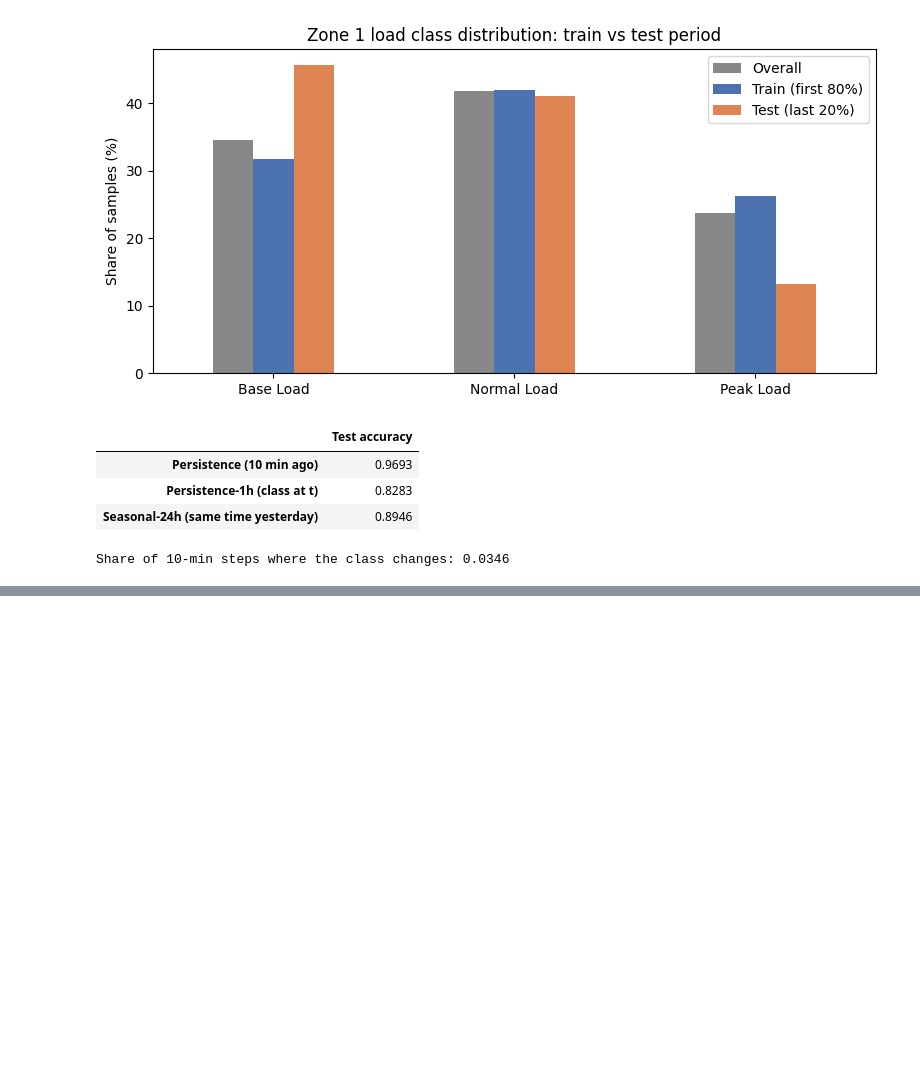
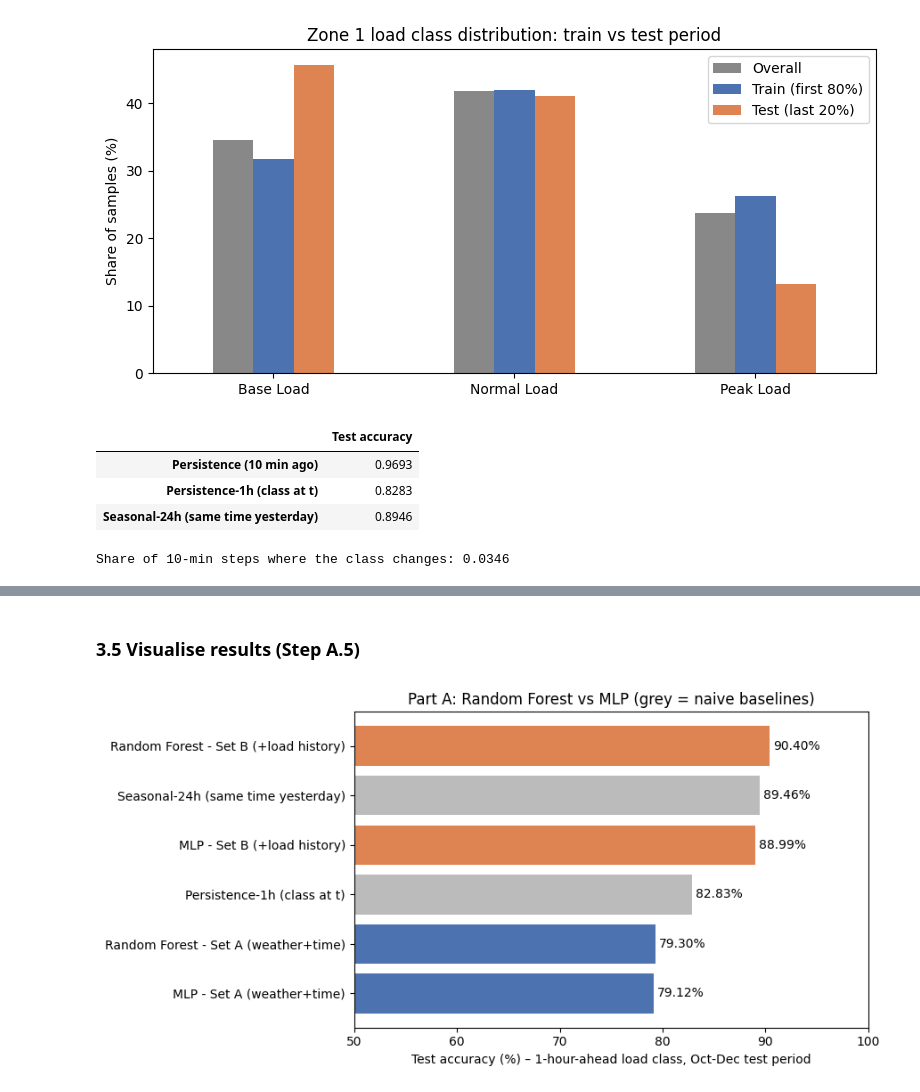
Before and after one commit to 0ceanya/cos40007-AI_Engineering, a Jupyter notebook: portfolio/portfolio-3.ipynb, the cells around one changed output, grey strips where cells are left out. Drawn from its saved outputs; the diff is of its cells as text; code cells hidden in the pictures; blank space fills up the shorter version.

Commit message:
feat(p3): Part A RF and MLP classifiers with chronological split

```diff
--- a/portfolio/portfolio-3.ipynb
+++ b/portfolio/portfolio-3.ipynb
@@ -126,0 +178,13 @@ Share of 10-min steps where the class changes: 0.0346
+# %%
+train = data[data.index + H < SPLIT]
+test = data[data.index + H >= SPLIT]
+y_train = train['target'].astype(int).values
+y_test = test['target'].astype(int).values
+
+X = {}
+for name, cols in FEATURE_SETS.items():
+    scaler = StandardScaler().fit(train[cols])
+    X[name] = (scaler.transform(train[cols]), scaler.transform(test[cols]))
+    print(f'{name}: X_train {X[name][0].shape}, X_test {X[name][1].shape}')
+print('y_train', y_train.shape, '| y_test', y_test.shape)
+print('Test targets identical to baseline targets:', np.array_equal(y_test, y_test_ref))
@@ -126,0 +238,17 @@ Share of 10-min steps where the class changes: 0.0346
+# %%
+tscv = TimeSeriesSplit(n_splits=5)
+cv_scores = {}
+for set_name, cols in FEATURE_SETS.items():
+    for model_name, model in make_models().items():
+        scores = cross_val_score(make_pipeline(StandardScaler(), model), train[cols], y_train,
+                                 cv=tscv, scoring='accuracy', n_jobs=-1 if model_name == 'MLP' else None)
+        cv_scores[f'{model_name} - {set_name}'] = scores
+
+for r in results:
+    s = cv_scores.get(r['Model'])
+    r['CV accuracy (mean)'] = s.mean() if s is not None else np.nan
+    r['CV accuracy (std)'] = s.std() if s is not None else np.nan
+
+partA_table = pd.DataFrame(results).set_index('Model')
+display(partA_table.drop(columns='Model type').round(4))
+display(pd.DataFrame(cv_scores, index=[f'Fold {i + 1}' for i in range(5)]).T.round(4))
@@ -126,0 +284,17 @@ Share of 10-min steps where the class changes: 0.0346
+# %% [markdown]
+### 3.5 Visualise results (Step A.5)
+# %%
+plot_df = partA_table[['Accuracy', 'Weighted F1']].sort_values('Accuracy')
+colors = ['#BBBBBB' if 'Persistence' in i or 'Seasonal' in i else ('#4C72B0' if 'Set A' in i else '#DD8452')
+          for i in plot_df.index]
+fig, ax = plt.subplots(figsize=(9, 4.5))
+bars = ax.barh(plot_df.index, plot_df['Accuracy'] * 100, color=colors)
+ax.bar_label(bars, fmt='%.2f%%', padding=3)
+ax.set_xlim(50, 100)
+ax.set_xlabel('Test accuracy (%) – 1-hour-ahead load class, Oct-Dec test period')
+ax.set_title('Part A: Random Forest vs MLP (grey = naive baselines)')
+plt.tight_layout()
+plt.savefig('figures/p3_partA_bar.png', dpi=150)
+plt.show()
+# %% [output]
+[figure, added]
```
Also changed, not shown: parts of 10 cells of this notebook, 1 other file.
